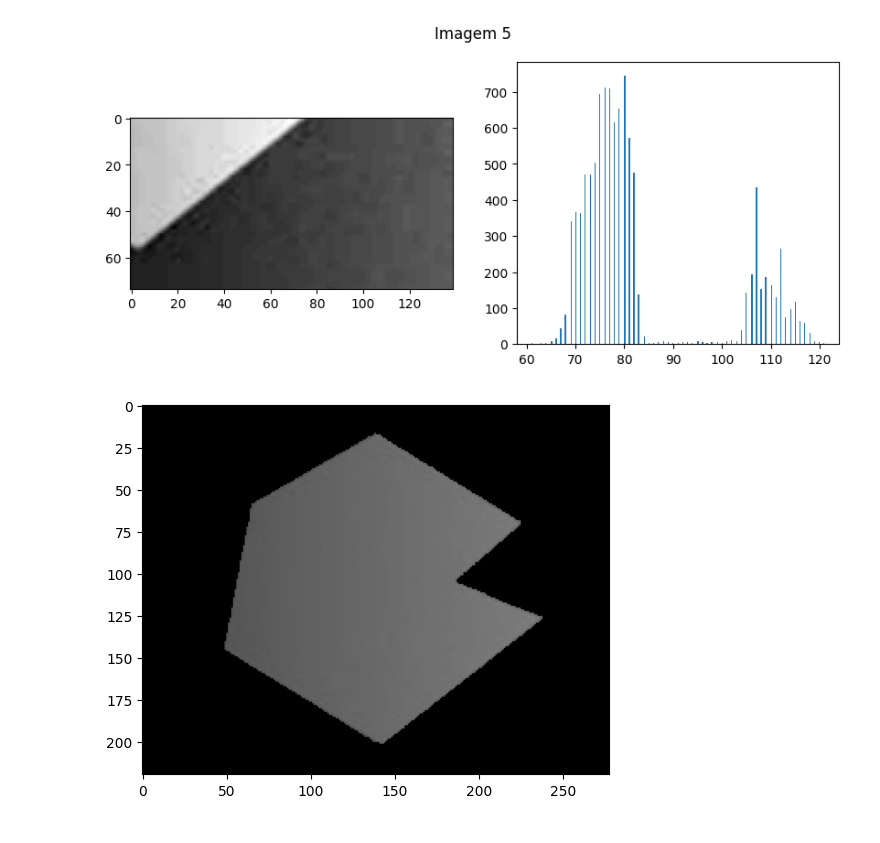
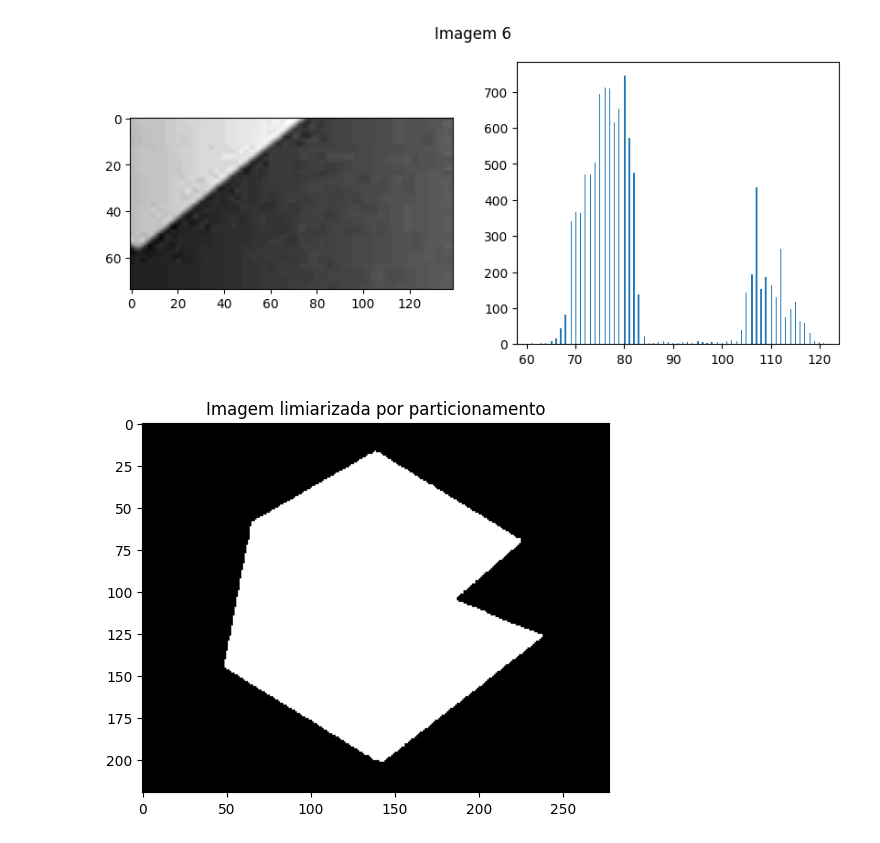
Before and after one commit to joaovictor-AC/Computer-Vision---Segmentaion, a Jupyter notebook: EX_01.ipynb, the cells around one changed output. Cells and saved outputs as stored; diff of their text form; code cells hidden in the pictures.

```diff
--- a/EX_01.ipynb
+++ b/EX_01.ipynb
@@ -16,6 +13,6 @@ plt.show()
 # %%
-T = 84
-ret, th = cv.threshold(img, T, 255, cv.THRESH_TOZERO)
-plt.imshow(th, 'gray', vmin=0, vmax=255)
+ret1, th1 = cv.threshold(img, 0, 255, cv.THRESH_BINARY+cv.THRESH_OTSU)
+print(f"Limiar = {int(ret1)}")
+plt.imshow(th1, 'gray', vmin=0, vmax=255)
 plt.title("Segmentação (A partir de um limiar global)")
 # %% [output]
@@ -42,7 +39,7 @@ for i_h in range(H_size):
         w = width / W_size
 
         img = img[int(y): int(y+h), int(x): int(x+w)]
-        ret, th = cv.threshold(img, 0, 255, cv.THRESH_TOZERO+cv.THRESH_OTSU)
+        ret, th = cv.threshold(img, 0, 255, cv.THRESH_BINARY+cv.THRESH_OTSU)
         images.append(img)
         arr_x.append(th)
         img = img2
@@ -51,7 +48,7 @@ for i_h in range(H_size):
 
 for i in range(W_size*H_size):
     f, (ax1,ax2) = plt.subplots(1,2,figsize=(10,4))
-    f.suptitle(f"Imagem {i}")
+    f.suptitle(f"Imagem {i+1}")
     ax1.imshow(images[i],'gray')
     ax2.hist(images[i].ravel(),256)
     plt.show()
@@ -65,12 +62,13 @@ for i in range(W_size*H_size):
 # %%
 arr_y = []
 
 for el in arr:
     horizontal = cv.hconcat(el)
     arr_y.append(horizontal)
 
 img_joined = cv.vconcat(arr_y)
 plt.imshow(img_joined, 'gray', vmin=0, vmax=255)
+plt.title("Imagem limiarizada por particionamento")
 plt.show()
 # %% [output]
-[figure, old version]
+[figure, new version]
```
Also changed, not shown: parts of 4 cells of this notebook, 7 other files.
